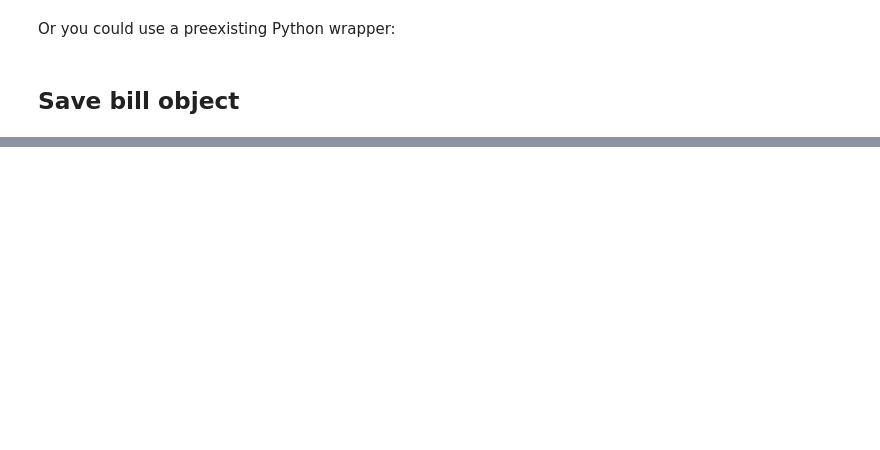
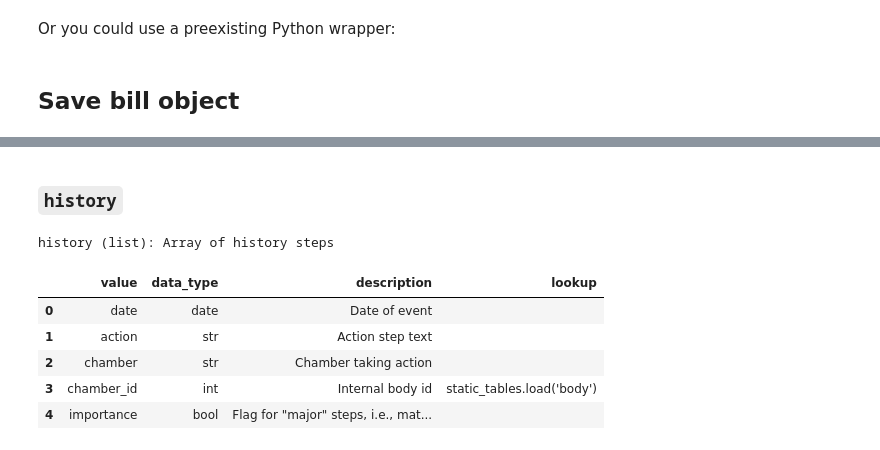
Before and after one commit to cirlabs/legiscan-training, a Jupyter notebook: 02_clean/02_get_bills.ipynb, the cells around one changed output, grey strips where cells are left out. Drawn from its saved outputs; the diff is of its cells as text; code cells hidden in the pictures; blank space fills up the shorter version.

```diff
--- a/02_clean/02_get_bills.ipynb
+++ b/02_clean/02_get_bills.ipynb
@@ -131,0 +181,12 @@ df.to_csv('../04_outputs/csv/US_117th_congress.csv', index=False)
+# %% [markdown]
+### `history`
+# %%
+dictionary.lookup('history', values=True)
+# %% [output]
+history (list): Array of history steps
+|  | value | data_type | description | lookup |
+| 0 | date | date | Date of event |  |
+| 1 | action | str | Action step text |  |
+| 2 | chamber | str | Chamber taking action |  |
+| 3 | chamber_id | int | Internal body id | static_tables.load('body') |
+| 4 | importance | bool | Flag for "major" steps, i.e., mat... |  |
```
Also changed, not shown: parts of 63 cells of this notebook, 1 other file.
